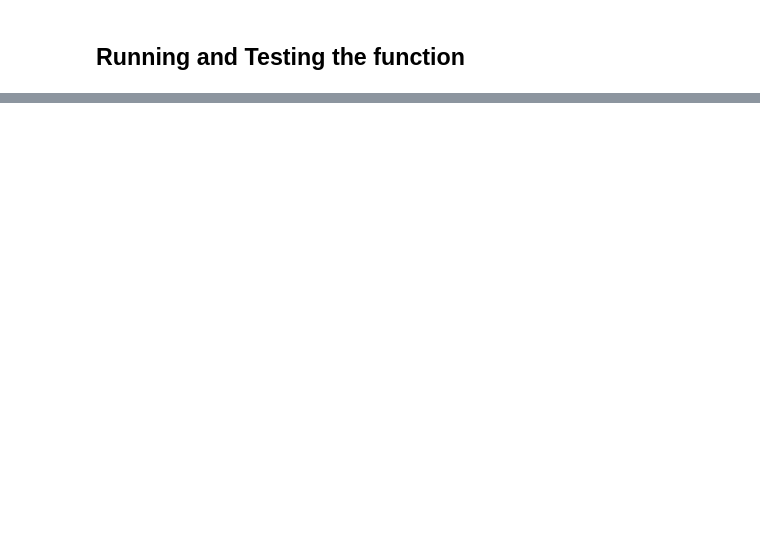
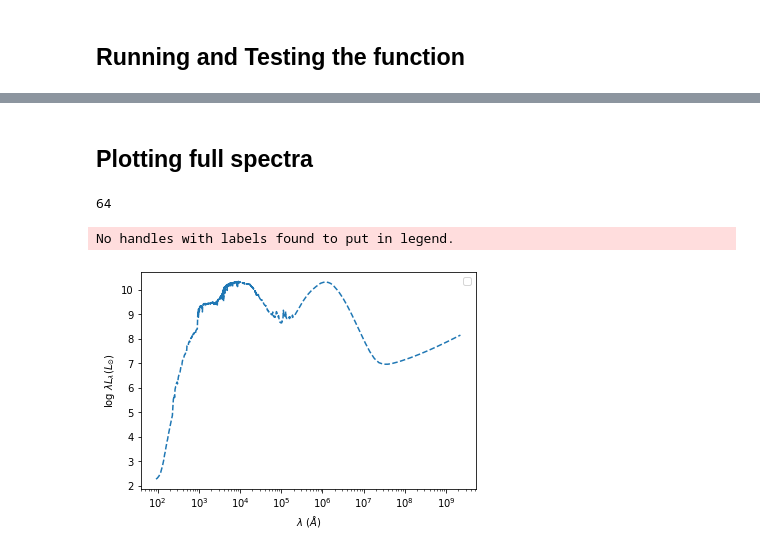
Before and after one commit to dptriani/mentari, a Jupyter notebook: For-dusty-sage.ipynb, the cells around one changed output, grey strips where cells are left out. Cells and saved outputs as stored; diff of their text form; code cells hidden in the pictures; blank space fills up the shorter version.

```diff
--- a/For-dusty-sage.ipynb
+++ b/For-dusty-sage.ipynb
@@ -256,8 +254,8 @@ def calculate_mass_and_metals(SAM_choice, tree, snap_limit):
     Input:  - SAM_choice (int): (0) SAGE (1) Dusty-SAGE
             - a tree yielded by iterate_tree(directory)
             - snap_limit (int) -- last snapshot of the tree
-    Output: 2-dimensions array.
-            1st array: Stellar mass history of the tree (in h*Msun)
+    Output: 3-dimensions array.
+            1st array: Stellar mass history of the tree (in Msun/h)
             2nd array: Stellar metallicity history (no unit)
             Both arrays consists of a number of snapshot, ascending with increasing age of Universe.
     """
@@ -292,6 +290,7 @@ def calculate_mass_and_metals(SAM_choice, tree, snap_limit):
     unique_ID = np.unique(all_gal_ID)
     mass = np.zeros((len(unique_ID), max(snapshot_nr)+1))
     metals = np.zeros((len(unique_ID), max(snapshot_nr)+1))
+    dust = np.zeros((len(unique_ID), max(snapshot_nr)+1))
 
     #map descendant and build mass and metal history
     for kk, gal_ID in enumerate(unique_ID):
@@ -363,6 +362,7 @@ def calculate_mass_and_metals(SAM_choice, tree, snap_limit):
                 #the metals as well
                 metals[satellite_idx] = np.zeros(max(snapshot_nr)+1)
 
+
         #Finally, divide total metals to total mass:
         w = np.where((metals[:,snap] !=0) & (mass[:,snap] != 0))[0]
         metals[w,snap] = metals[w,snap] / mass[w,snap]
@@ -519,0 +669,10 @@ def generate_SED(SSP, Age, MassHist, MetalHist):
+# %%
+def compute_area(rad):
+    '''
+    Compute area of a disk (2 * area of a circle)
+
+    Input:  - rad (float or array): radius
+    Output: - area (float or array): area of a disk for given radius
+    '''
+
+    return (2 * np.pi * rad**2)
@@ -519,0 +795,7 @@ def generate_SED(SSP, Age, MassHist, MetalHist):
+# %%
+def compute_idx_Marcillac(LIR):
+    alpha_SF, log_fnu_SF = np.loadtxt('files/alpha.dat', unpack=True)
+    log_fnu = 0.128 * np.log10(LIR) - 1.611
+    delta_fnu = abs(log_fnu_SF - log_fnu)
+    idx = np.where(delta_fnu==min(delta_fnu))[0]
+    return idx
@@ -1160,0 +1936,31 @@ plt.ylabel('Stellar Metallicity')
+# %% [markdown]
+## Plotting full spectra
+# %%
+Hubble_h = 0.73
+print(len(Mass[0]))
+w = np.where(Mass[:,63] == max(Mass[:,63]))[0]
+MassHist = list(Mass[w])
+#MetalHist = list(metals_dusty[w])
+# %% [output]
+64
+# %%
+#To plot the spectra:
+
+ax = plt.subplot2grid((1,1), (0,0))
+#divider = make_axes_locatable(ax)
+#ax.plot(wavelength, np.log10(Spectra_arr[10] * np.array(wavelength)), lw=0.5, label='stellar')
+#ax.plot(wavelength, np.log10(spectra_dusty[10] * np.array(wavelength)), lw=0.5, label='dusty')
+#ax.plot(np.array(wavelength_old), spectra_old[0] * np.array(wavelength_old), lw=0.5, label='sage')
+#plt.plot(lambda_IR, np.log10(LIR[10] * lambda_IR))
+#plt.plot(all_wave, np.log10(UVIR[10] * all_wave))
+plt.plot(full_wavelength, np.log10(Spectra_arr[1] * full_wavelength), '--')
+plt.legend()
+
+ax.set_xlabel(r'$\lambda\ (\AA) $')
+ax.set_ylabel(r'log $\lambda L_{\lambda} (L_{\odot})$')
+ax.set_xscale('log')
+#ax.set_yscale('log')
+#plt.savefig('SED-dusty.png')
+# %% [output]
+No handles with labels found to put in legend.
+[figure, added]
```
Also changed, not shown: parts of 147 cells of this notebook, 1 other file.
